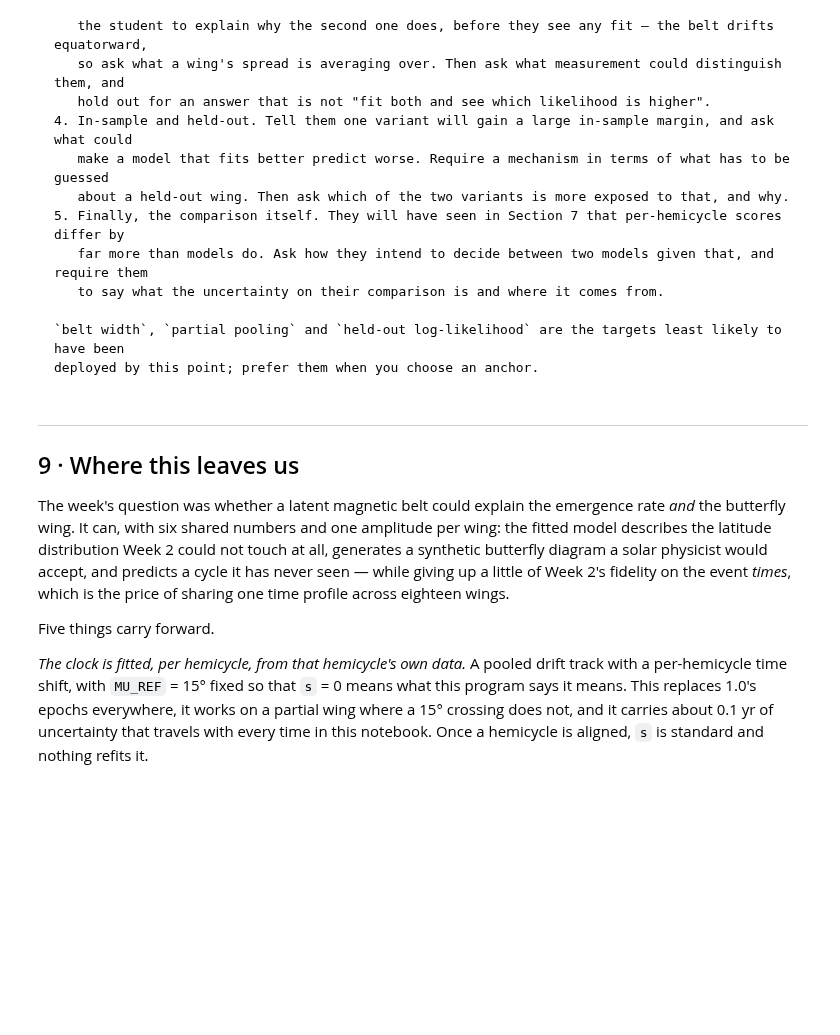
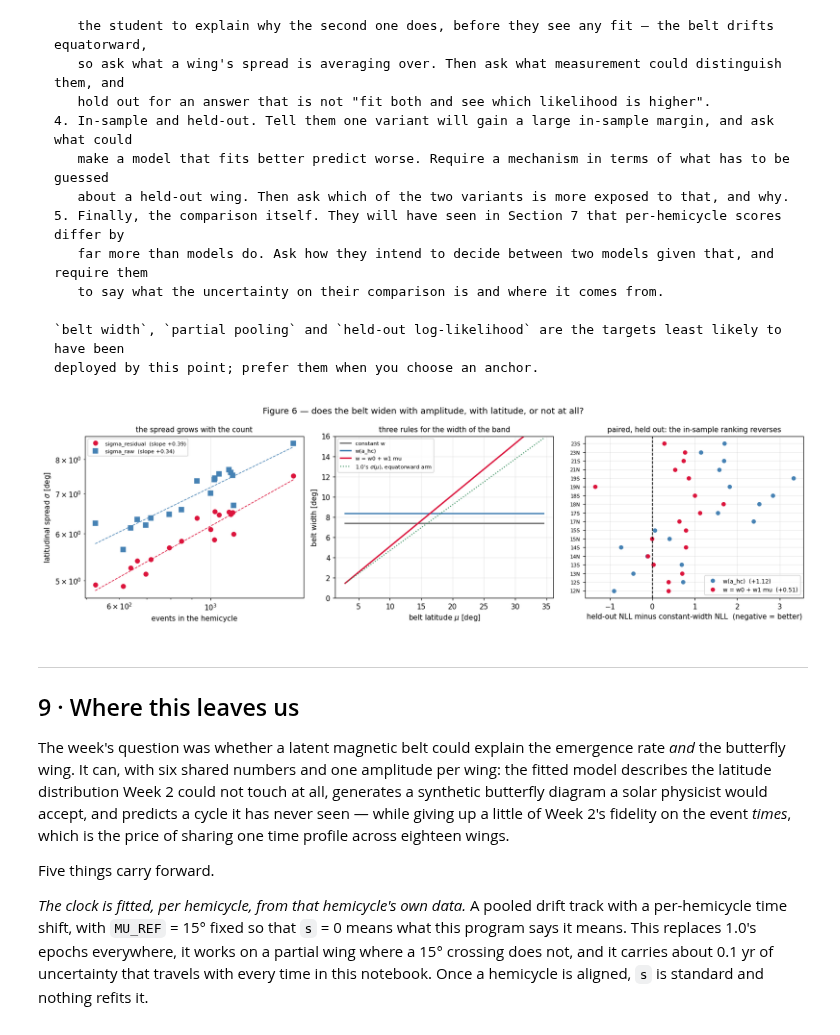
Before and after one commit to jhamilton58/butterflai2, a Jupyter notebook: submissions/weeks/week_03/03_latent_belt.ipynb, the cells around one changed output. Saved outputs shown, nothing was run; the diff lists cells and outputs as text; code cells hidden in the pictures; blank space fills up the shorter version.

Commit message:
Completed Tasks 26 through 31.

```diff
--- a/submissions/weeks/week_03/03_latent_belt.ipynb
+++ b/submissions/weeks/week_03/03_latent_belt.ipynb
@@ -2096,3 +2526,43 @@ raise NotImplementedError("Task 30: Measure how the observed latitude spread sca
+# %%
+import numpy as np
+import pandas as pd
+
+# Task 30: Measure how the observed latitude spread scales with the number of events
+
+width_scaling_rows = []
+
+for h in DEV_HEMICYCLES:
+    event_lat, event_s = EVENTS[h]
+    n = len(event_lat)
+
+    # Evaluate the drift track at event times
+    mu_track = drifts(event_s, shared["mu_a"], shared["mu_b"])
+
+    # Operational definition 1: standard deviation of the residual about the drift track
+    residual = event_lat - mu_track
+    sigma_residual = np.std(residual, ddof=1)
+
+    # Operational definition 2: standard deviation of raw |latitude|
+    sigma_raw = np.std(event_lat, ddof=1)
+
+    width_scaling_rows.append({
+        "hemicycle": h,
+        "n": n,
+        "sigma_residual": sigma_residual,
+        "sigma_raw": sigma_raw
+    })
+
+width_scaling = pd.DataFrame(width_scaling_rows).set_index("hemicycle")
+
+# Regress log(sigma) on log(n)
+log_n = np.log(width_scaling["n"])
+slope_residual, _ = np.polyfit(log_n, np.log(width_scaling["sigma_residual"]), 1)
+slope_raw, _ = np.polyfit(log_n, np.log(width_scaling["sigma_raw"]), 1)
+
+WIDTH_SLOPES = {
+    "sigma_residual": slope_residual,
+    "sigma_raw": slope_raw
+}
 # %%
 # Given: the measurement.
 print(width_scaling.to_string(float_format=lambda v: f"{v:12.3f}"))
@@ -2234,34 +2835,36 @@ ax.set_title("the spread grows with the count", fontsize=10)
 ax.legend(fontsize=7.5)
 
 ax = axes[1]
-mu_axis = drift(S_2D, shared["mu_a"], shared["mu_b"])
+mu_axis = drifts(S_2D, shared["mu_a"], shared["mu_b"])
 for name, colour in (("constant w", "0.45"), ("w(a_hc)", "steelblue"), ("w = w0 + w1 mu", "crimson")):
     spec, fitted = WIDTH_MODELS[name], width_results[name]["fit"]["shared"]
     typical = spec["fn"](mu_axis, AMPLITUDE_REFERENCE, fitted["width_params"])
     ax.plot(mu_axis, np.broadcast_to(typical, mu_axis.shape), color=colour, lw=2, label=name)
 ax.plot(mu_axis, model_10.params.m_shared * mu_axis + model_10.params.b_shared,
         color="seagreen", lw=1.4, ls=":", label=r"1.0's $\sigma(\mu)$, equatorward arm")
 ax.set_xlabel(r"belt latitude $\mu$ [deg]")
 ax.set_ylabel("belt width [deg]")
 ax.set_ylim(0, 16)
 ax.set_title("three rules for the width of the band", fontsize=10)
 ax.legend(fontsize=7.5)
 
 ax = axes[2]
 position = np.arange(len(loco_scores))
 for name, colour in (("w(a_hc)", "steelblue"), ("w = w0 + w1 mu", "crimson")):
     difference = width_results[name]["held"]["nll/yr (area record)"] - baseline
     ax.plot(difference.to_numpy(), position, "o", ms=5, color=colour,
             label=f"{name}  ({difference.mean():+.2f})")
 ax.axvline(0.0, color="k", lw=1.1, ls="--")
 ax.set_yticks(position)
 ax.set_yticklabels(loco_scores.index, fontsize=7)
 ax.set_xlabel("held-out NLL minus constant-width NLL  (negative = better)")
 ax.set_title("paired, held out: the in-sample ranking reverses", fontsize=10)
 ax.legend(fontsize=8, loc="lower right")
 fig.suptitle("Figure 6 — does the belt widen with amplitude, with latitude, or not at all?")
 plt.tight_layout()
 plt.show()
+# %% [output]
+[figure, added]
 # %% [markdown]
 ---
 ## 9 · Where this leaves us
```
Also changed, not shown: parts of 33 cells of this notebook.
